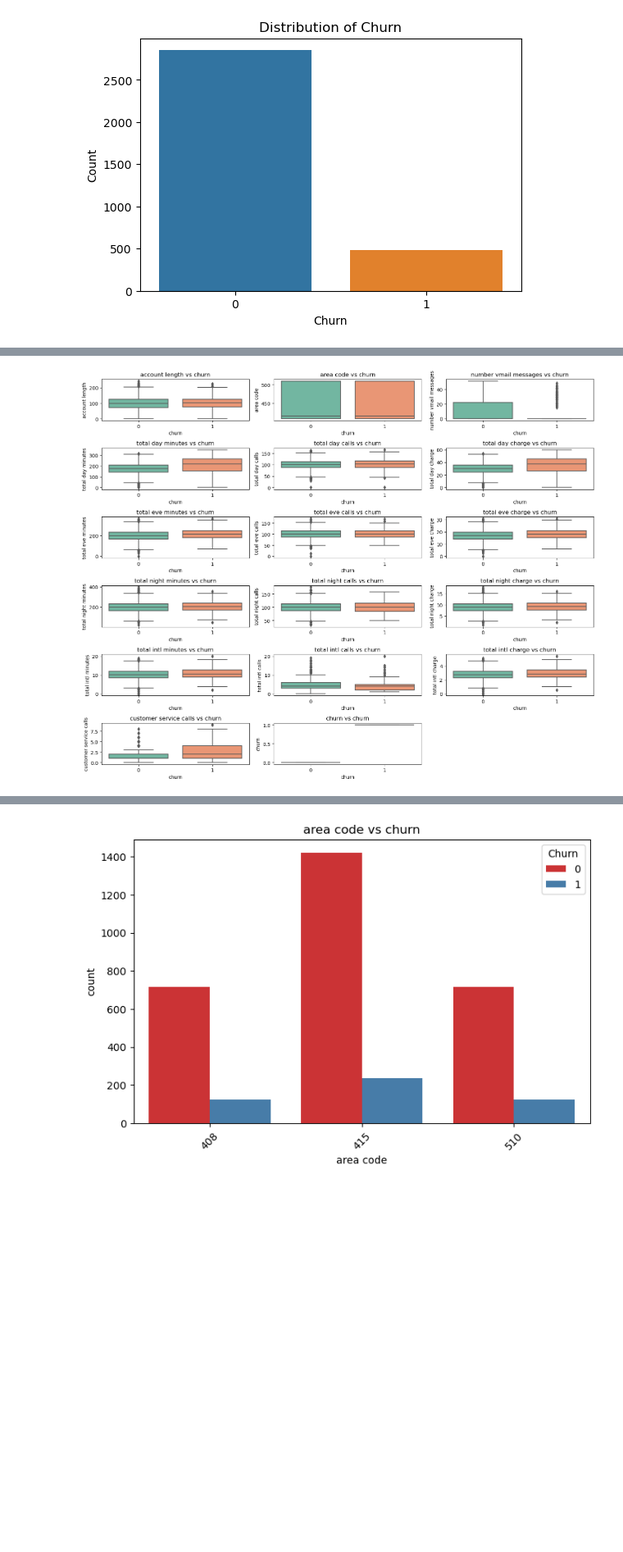
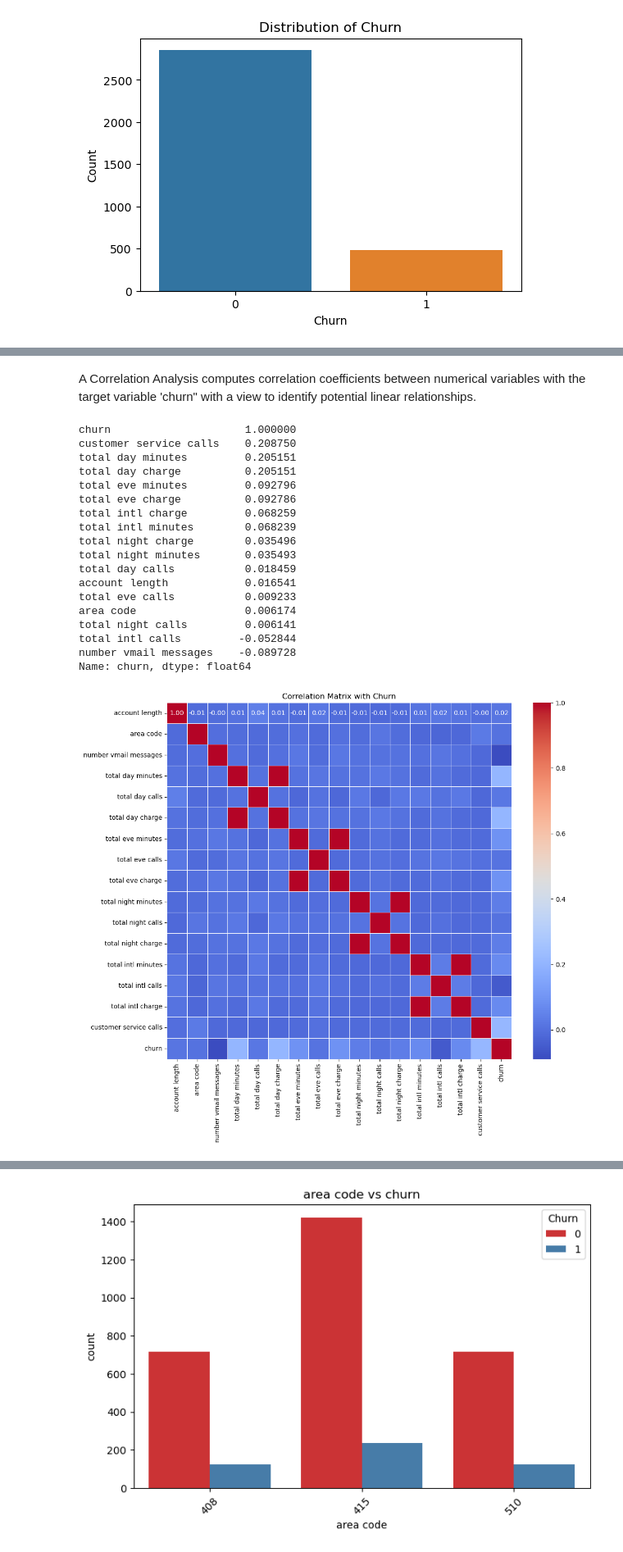
Before and after one commit to CKGaithuma/SyriaTel-Customer-Churn-ML-PROJECT, a Jupyter notebook: SyriaTel_Customer_Churn_EDA.ipynb, the cells around one changed output, grey strips where cells are left out. Shown: that part at 82% size. Drawn from its saved outputs; the diff is of its cells as text; code cells hidden in the pictures; blank space fills up the shorter version.

```diff
--- a/SyriaTel_Customer_Churn_EDA.ipynb
+++ b/SyriaTel_Customer_Churn_EDA.ipynb
@@ -161,19 +163,42 @@ plt.show()
-# %%
-# Explore the relationship between numerical variables and the target variable 'Churn'
-
-# Calculate the number of rows and columns for subplots
-num_cols = len(numerical_cols)
-num_rows = (num_cols - 1) // 3 + 1
-
-# Create subplots
-plt.figure(figsize=(15, 12))
-for i, col in enumerate(numerical_cols, 1):
-    plt.subplot(num_rows, 3, i)
-    sns.boxplot(x='churn', y=col, data=data, palette='Set2')
-    plt.title(f'{col} vs churn')
-
-# Adjust layout
-plt.tight_layout()
-plt.show()
-# %% [output]
-[figure, removed]
+# %% [markdown]
+ A Correlation Analysis computes correlation coefficients between numerical variables with the target variable 'churn" with a view to identify potential linear relationships.
+# %%
+# Explore the relationship between numerical variables and the target variable 'Churn'
+
+# Select numerical columns for correlation analysis
+numerical_columns = data.select_dtypes(include=['int64', 'float64']).columns
+
+# Add 'churn' to the numerical columns
+numerical_columns = numerical_columns.append(pd.Index(['churn']))
+
+# Compute the correlation matrix
+correlation_matrix = data[numerical_columns].corr()
+
+# Print correlation coefficients with respect to 'churn'
+print(correlation_matrix['churn'].sort_values(ascending=False))
+
+# Visualize the correlation matrix using a heatmap
+plt.figure(figsize=(12, 10))
+sns.heatmap(correlation_matrix, annot=True, cmap='coolwarm', fmt=".2f", linewidths=0.5)
+plt.title('Correlation Matrix with Churn')
+plt.show()
+# %% [output]
+churn                     1.000000
+customer service calls    0.208750
+total day minutes         0.205151
+total day charge          0.205151
+total eve minutes         0.092796
+total eve charge          0.092786
+total intl charge         0.068259
+total intl minutes        0.068239
+total night charge        0.035496
+total night minutes       0.035493
+total day calls           0.018459
+account length            0.016541
+total eve calls           0.009233
+area code                 0.006174
+total night calls         0.006141
+total intl calls         -0.052844
+number vmail messages    -0.089728
+Name: churn, dtype: float64
+[figure, added]
```
Also changed, not shown: parts of 30 cells of this notebook.
